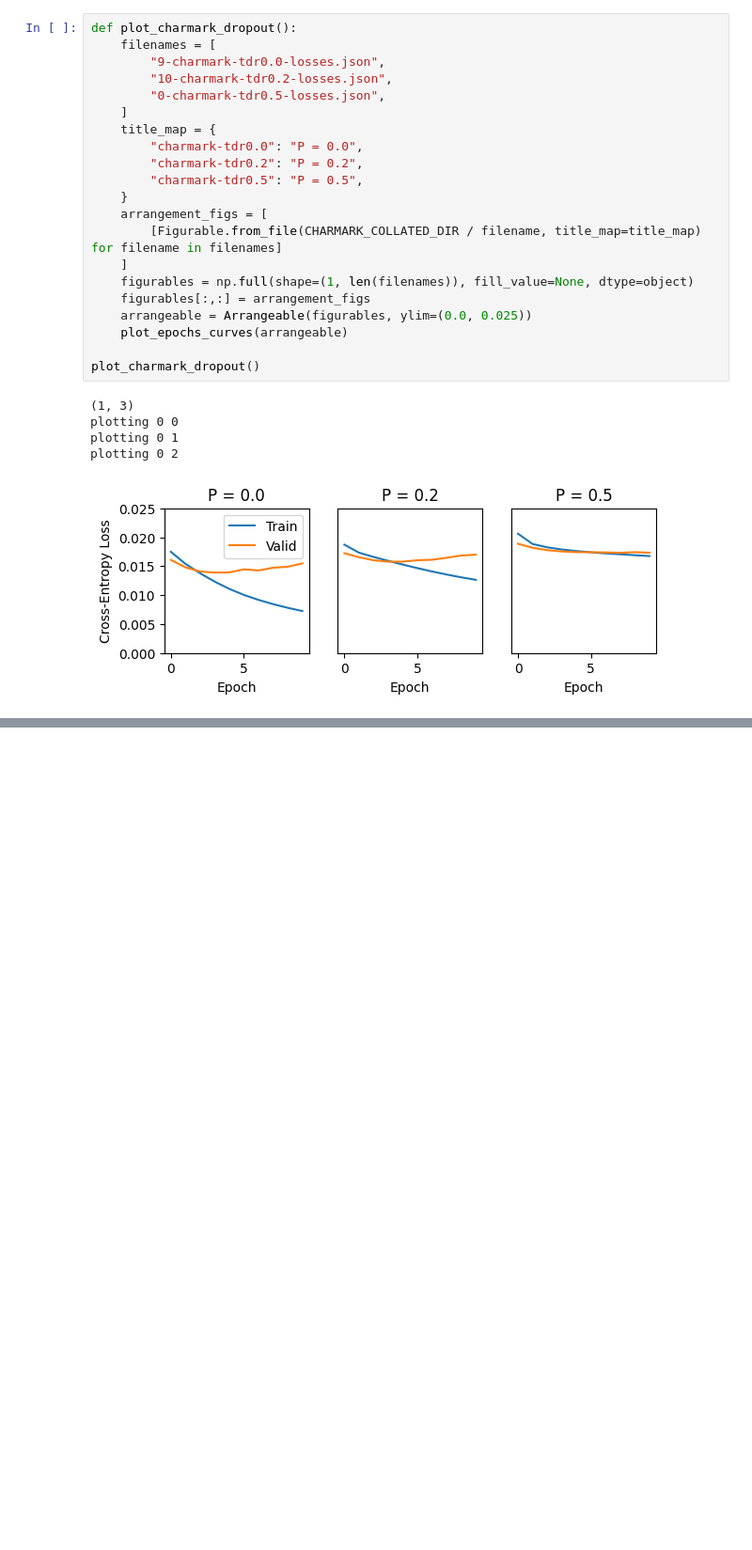
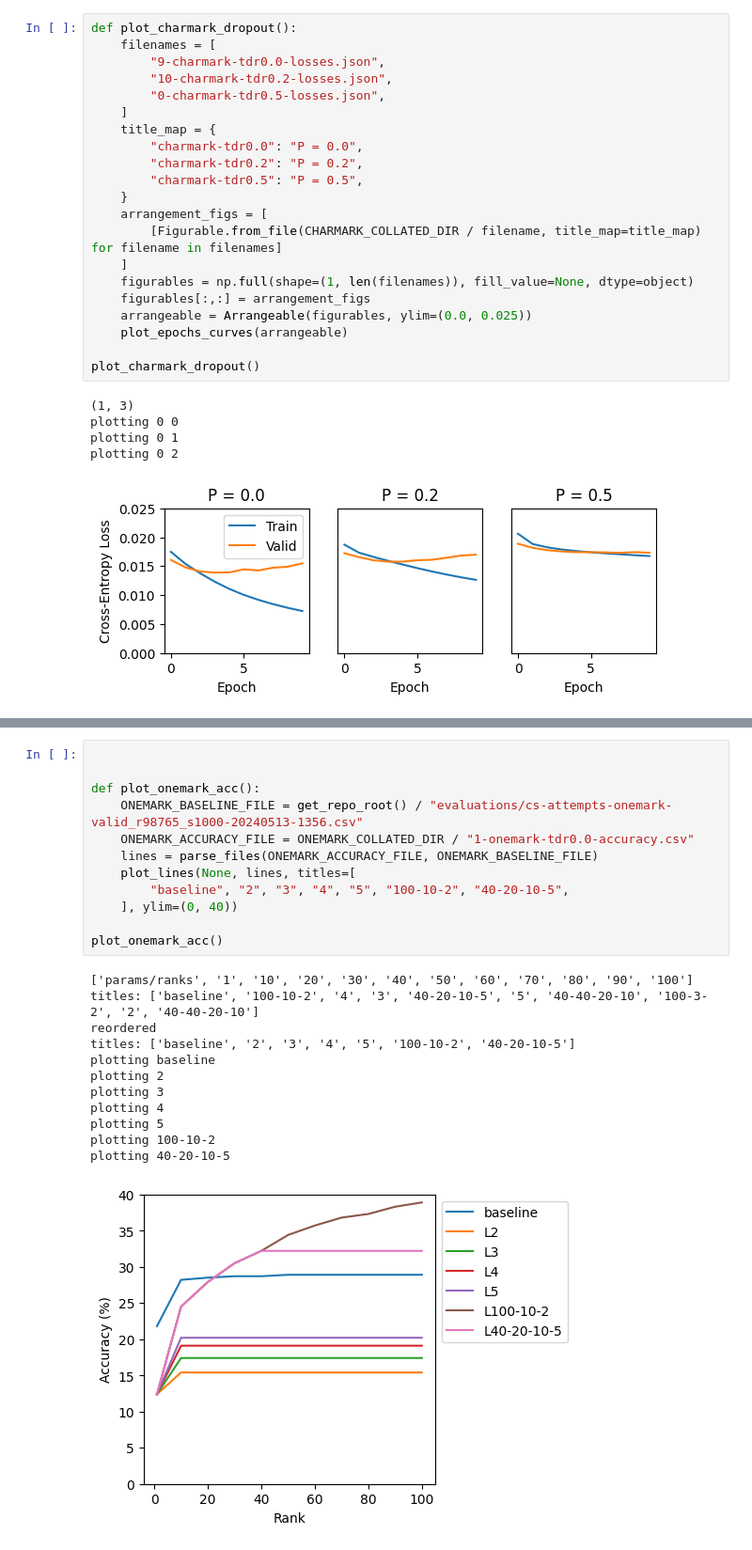
Before and after one commit to mike10004/csgy6953-fp1, a Jupyter notebook: dlfp/nb/figures.ipynb, the cells around one changed output, grey strips where cells are left out. Shown at 94% size. Cells and saved outputs as stored; diff of their text form; blank space fills up the shorter version.

Commit message:
add acc figures

```diff
--- a/dlfp/nb/figures.ipynb
+++ b/dlfp/nb/figures.ipynb
@@ -171,0 +228,25 @@ plotting 0 2
+# %%
+
+
+def plot_onemark_acc():
+    ONEMARK_BASELINE_FILE = get_repo_root() / "evaluations/cs-attempts-onemark-valid_r98765_s1000-20240513-1356.csv"
+    ONEMARK_ACCURACY_FILE = ONEMARK_COLLATED_DIR / "1-onemark-tdr0.0-accuracy.csv"
+    lines = parse_files(ONEMARK_ACCURACY_FILE, ONEMARK_BASELINE_FILE)
+    plot_lines(None, lines, titles=[
+        "baseline", "2", "3", "4", "5", "100-10-2", "40-20-10-5",
+    ], ylim=(0, 40))
+
+plot_onemark_acc()
+# %% [output]
+['params/ranks', '1', '10', '20', '30', '40', '50', '60', '70', '80', '90', '100']
+titles: ['baseline', '100-10-2', '4', '3', '40-20-10-5', '5', '40-40-20-10', '100-3-2', '2', '40-40-20-10']
+reordered
+titles: ['baseline', '2', '3', '4', '5', '100-10-2', '40-20-10-5']
+plotting baseline
+plotting 2
+plotting 3
+plotting 4
+plotting 5
+plotting 100-10-2
+plotting 40-20-10-5
+[figure, added]
```
Also changed, not shown: parts of 2 cells of this notebook, 4 other files.
